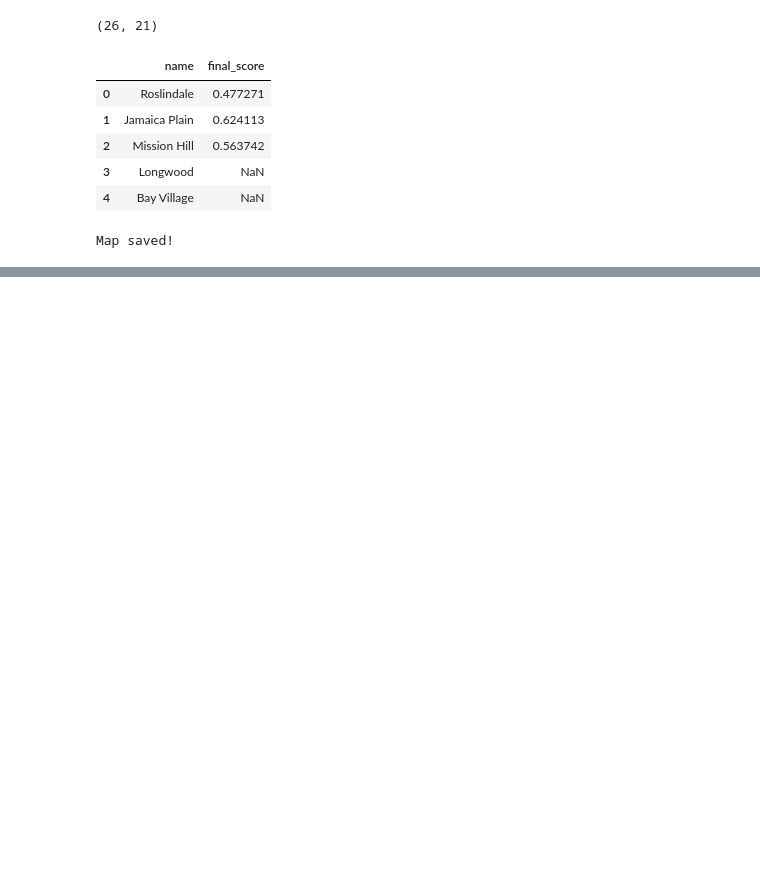
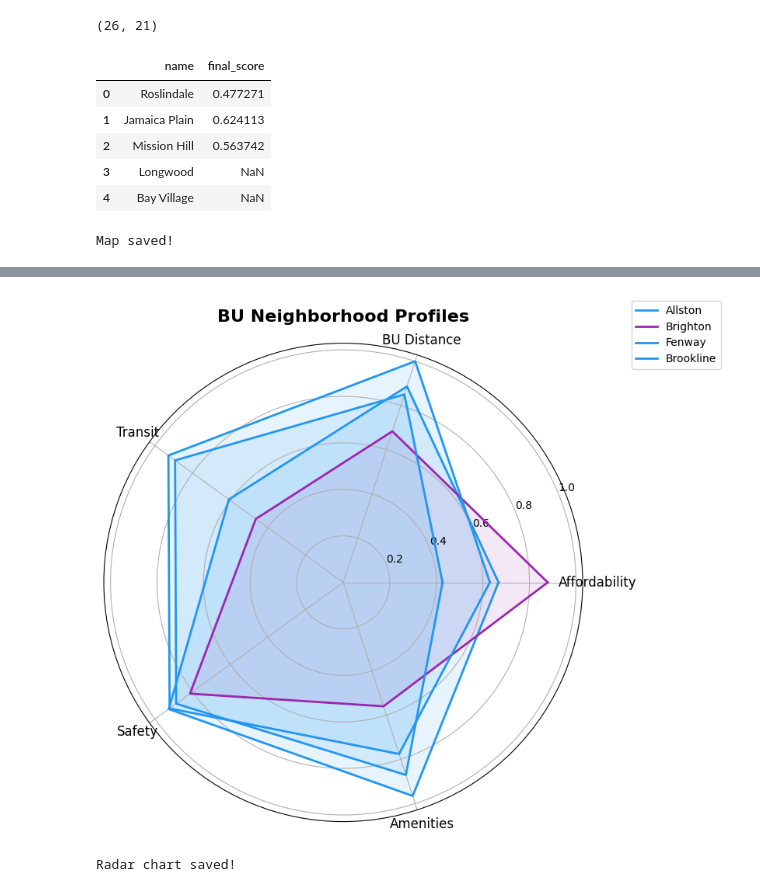
Before and after one commit to Kpop-Smoke/bu-neighborhood-recommender, a Jupyter notebook: notebooks/04_visualizations.ipynb, the cells around one changed output, grey strips where cells are left out. Drawn from its saved outputs; the diff is of its cells as text; code cells hidden in the pictures; blank space fills up the shorter version.

```diff
--- a/notebooks/04_visualizations.ipynb
+++ b/notebooks/04_visualizations.ipynb
@@ -45,0 +193,34 @@ Map saved!
+# %%
+from matplotlib.patches import FancyArrowPatch
+import matplotlib.pyplot as plt
+import numpy as np
+
+# Use normalized scores for radar
+categories = ['Affordability', 'BU Distance', 'Transit', 'Safety', 'Amenities']
+bu_radar = bu_master[['neighborhood', 'rent_norm', 'bu_norm', 'transit_norm', 'crime_norm', 'amenity_norm']].copy()
+
+N = len(categories)
+angles = np.linspace(0, 2*np.pi, N, endpoint=False).tolist()
+angles += angles[:1]
+
+fig, ax = plt.subplots(figsize=(8, 8), subplot_kw=dict(polar=True))
+
+colors = ['#2196F3', '#4CAF50', '#FF9800', '#9C27B0']
+
+for i, row in bu_radar.iterrows():
+    values = row[1:].tolist()
+    values += values[:1]
+    ax.plot(angles, values, color=colors[i % 4], linewidth=2, label=row['neighborhood'])
+    ax.fill(angles, values, color=colors[i % 4], alpha=0.1)
+
+ax.set_xticks(angles[:-1])
+ax.set_xticklabels(categories, size=12)
+ax.set_title('BU Neighborhood Profiles', size=16, fontweight='bold', pad=20)
+ax.legend(loc='upper right', bbox_to_anchor=(1.3, 1.1))
+
+plt.savefig('../outputs/radar_chart.png', dpi=150, bbox_inches='tight')
+plt.show()
+print("Radar chart saved!")
+# %% [output]
+[figure, added]
+Radar chart saved!
```
Also changed, not shown: parts of 6 cells of this notebook, 3 other files.
